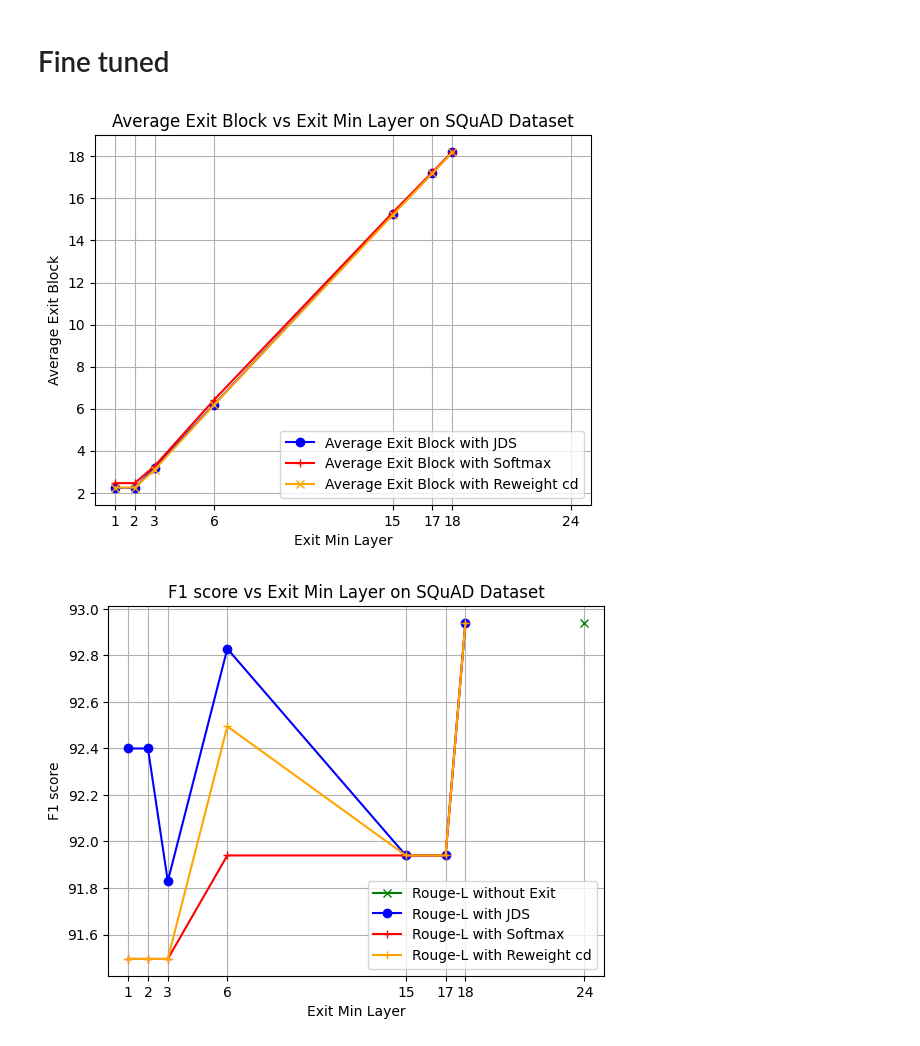
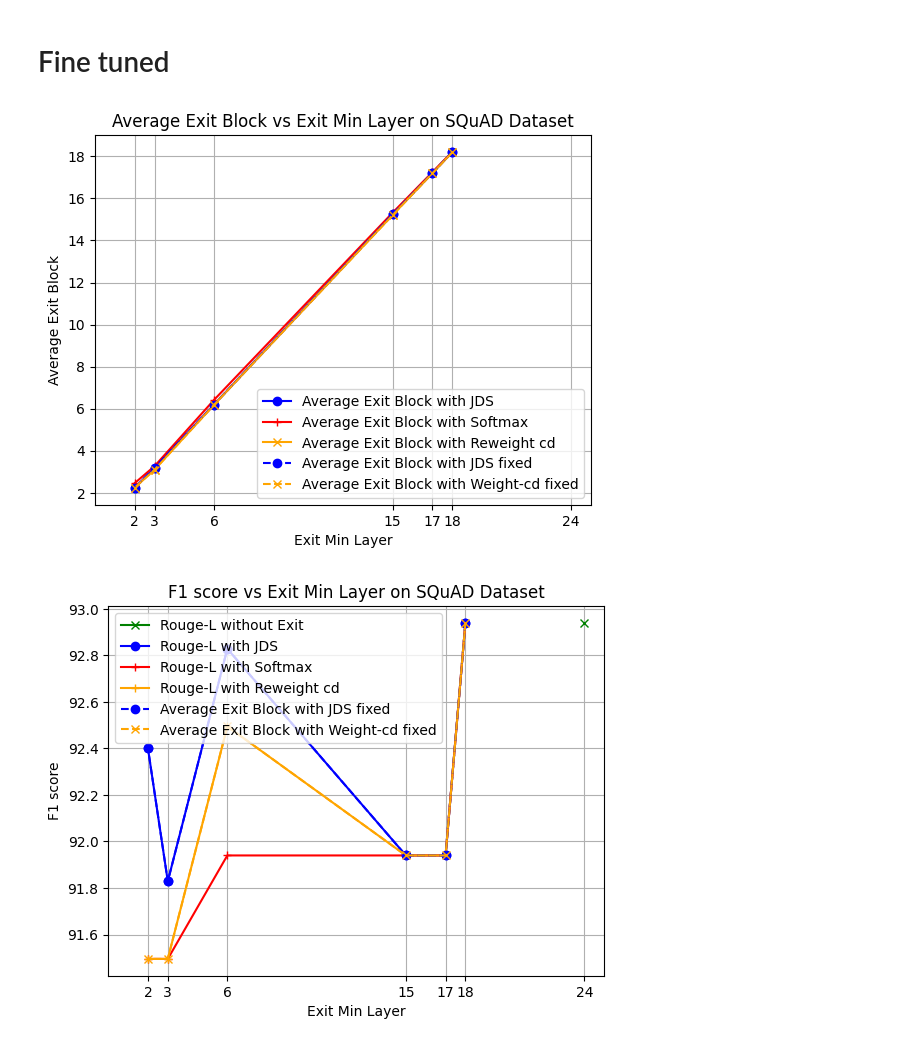
Before and after one commit to joanvelja/Confidently_Exiting, a Jupyter notebook: src/plots/plots_mn.ipynb, the cells around one changed output. Saved outputs shown, nothing was run; the diff lists cells and outputs as text; code cells hidden in the pictures.

```diff
--- a/src/plots/plots_mn.ipynb
+++ b/src/plots/plots_mn.ipynb
@@ -167,15 +152,25 @@ plt.show()
 # %%
 import matplotlib.pyplot as plt
 
-exit_min_layer_list = [18, 17, 15, 6, 3, 2, 1]
-average_exit_block_list_JDS = [18.198, 17.202, 15.247, 6.199, 3.194, 2.234, 2.234]
-average_exit_block_list_softmax = [18.209, 17.244, 15.319, 6.421, 3.269, 2.462, 2.462]
-average_exit_block_list_rew = [18.186, 17.19, 15.207, 6.187, 3.1, 2.246, 2.246]
+exit_min_layer_list = [18, 17, 15, 6, 3, 2]
+average_exit_block_list_JDS = [18.198, 17.202, 15.247, 6.199, 3.194, 2.234]
+average_exit_block_list_softmax = [18.209, 17.244, 15.319, 6.421, 3.269, 2.462]
+average_exit_block_list_rew = [18.186, 17.19, 15.207, 6.187, 3.1, 2.246]
+
+average_exit_block_list_JDS_fixed = [18.198, 17.202, 15.247, 6.199, 3.194, 2.234]
+# average_exit_block_list_softmax_fixed = [20.188, 19.854, 19.439, 19.207]
+average_exit_block_list_rew_fixed = [18.186, 17.19, 15.207, 6.187, 3.1, 2.246]
+
 exit_normal = [24]
 
 plt.plot(exit_min_layer_list, average_exit_block_list_JDS, marker='o', label='Average Exit Block with JDS', color='blue')
 plt.plot(exit_min_layer_list, average_exit_block_list_softmax, marker='+', label='Average Exit Block with Softmax', color='red')
 plt.plot(exit_min_layer_list, average_exit_block_list_rew, marker='x', label='Average Exit Block with Reweight cd', color='orange')
+
+plt.plot(exit_min_layer_list, average_exit_block_list_JDS_fixed, marker='o', label='Average Exit Block with JDS fixed', color='blue', linestyle='dashed')
+# plt.plot(exit_min_layer_list, average_exit_block_list_softmax_fixed, marker='+', label='Average Exit Block with Softmax fixed', color='red', linestyle='dashed')
+plt.plot(exit_min_layer_list, average_exit_block_list_rew_fixed, marker='x', label='Average Exit Block with Weight-cd fixed', color='orange', linestyle='dashed')
+
 plt.grid(True)
 plt.xlim(0, 25)
 plt.xticks(exit_min_layer_list + exit_normal)
@@ -185,29 +180,40 @@ plt.title('Average Exit Block vs Exit Min Layer on SQuAD Dataset')
 plt.legend()  # This will add a legend with the labels specified in the plot calls
 plt.show()
 # %% [output]
-[figure, old version]
+[figure, new version]
 # %%
 import matplotlib.pyplot as plt
 
-exit_min_layer_list = [18, 17, 15, 6, 3, 2, 1]
-performance_JDS = [92.94, 91.94, 91.94, 92.829, 91.829, 92.4, 92.4]
-performance_softmax = [92.94, 91.94, 91.94, 91.94, 91.495, 91.495, 91.495]
-performance_rew = [92.94, 91.94, 91.94, 92.495, 91.495, 91.495, 91.495]
+exit_min_layer_list = [18, 17, 15, 6, 3, 2]
+performance_JDS = [92.94, 91.94, 91.94, 92.829, 91.829, 92.4]
+performance_softmax = [92.94, 91.94, 91.94, 91.94, 91.495, 91.495]
+performance_rew = [92.94, 91.94, 91.94, 92.495, 91.495, 91.495]
 exit_normal = [24]
 performance_normal = [92.94]
+
+
+
+performance_JDS_fixed = [92.94, 91.94, 91.94, 92.829, 91.829, 92.4]
+
+performance_rew_fixed = [92.94, 91.94, 91.94, 92.495, 91.495, 91.495]
+
 
 plt.plot(exit_normal, performance_normal, marker='x', label='Rouge-L without Exit', color='green')
 plt.plot(exit_min_layer_list, performance_JDS, marker='o', label='Rouge-L with JDS', color='blue')
 plt.plot(exit_min_layer_list, performance_softmax, marker='+', label='Rouge-L with Softmax', color='red')
 plt.plot(exit_min_layer_list, performance_rew, marker='+', label='Rouge-L with Reweight cd', color='orange')
+
+plt.plot(exit_min_layer_list, performance_JDS_fixed, marker='o', label='Average Exit Block with JDS fixed', color='blue', linestyle='dashed')
+# plt.plot(exit_min_layer_list, average_exit_block_list_softmax_fixed, marker='+', label='Average Exit Block with Softmax fixed', color='red', linestyle='dashed')
+plt.plot(exit_min_layer_list, performance_rew_fixed, marker='x', label='Average Exit Block with Weight-cd fixed', color='orange', linestyle='dashed')
 
 plt.grid(True)
 plt.xlim(0, 25) # This will set the x-axis ticks to the values in exit_min_layer_list and exit_normal
 plt.xticks(exit_min_layer_list + exit_normal)
 plt.xlabel('Exit Min Layer')
 plt.ylabel('F1 score')
 plt.title('F1 score vs Exit Min Layer on SQuAD Dataset')
 plt.legend()  # This will add a legend with the labels specified in the plot calls
 plt.show()
 # %% [output]
-[figure, old version]
+[figure, new version]
```
Also changed, not shown: parts of 6 cells of this notebook, 11 other files.
